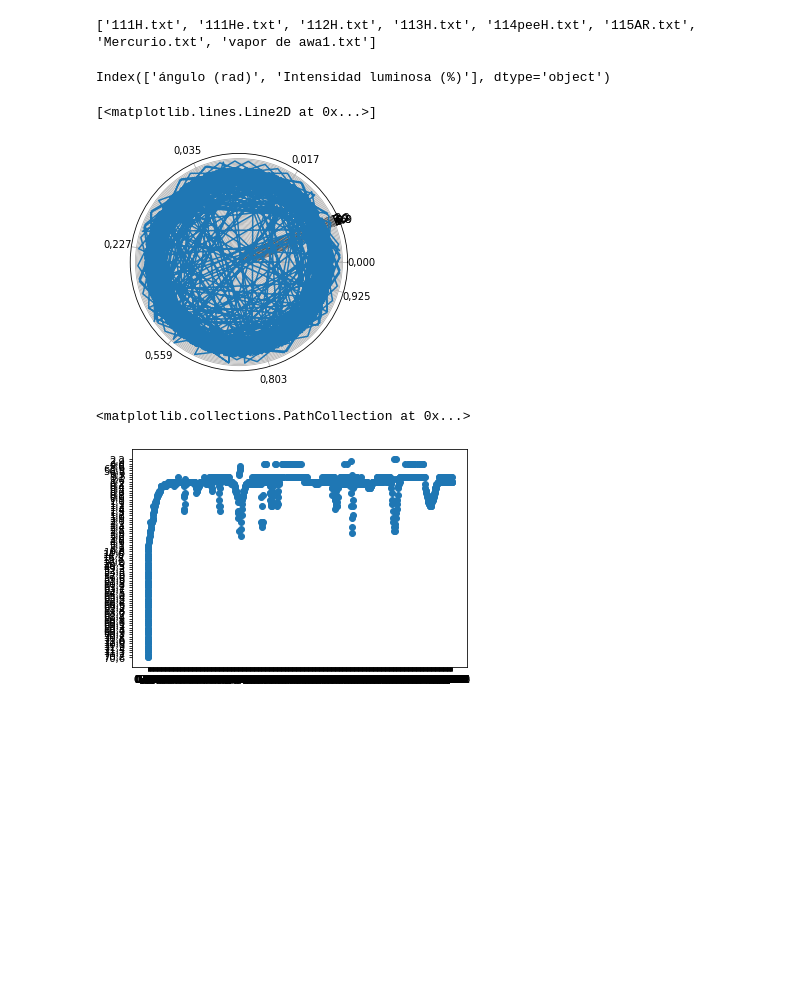
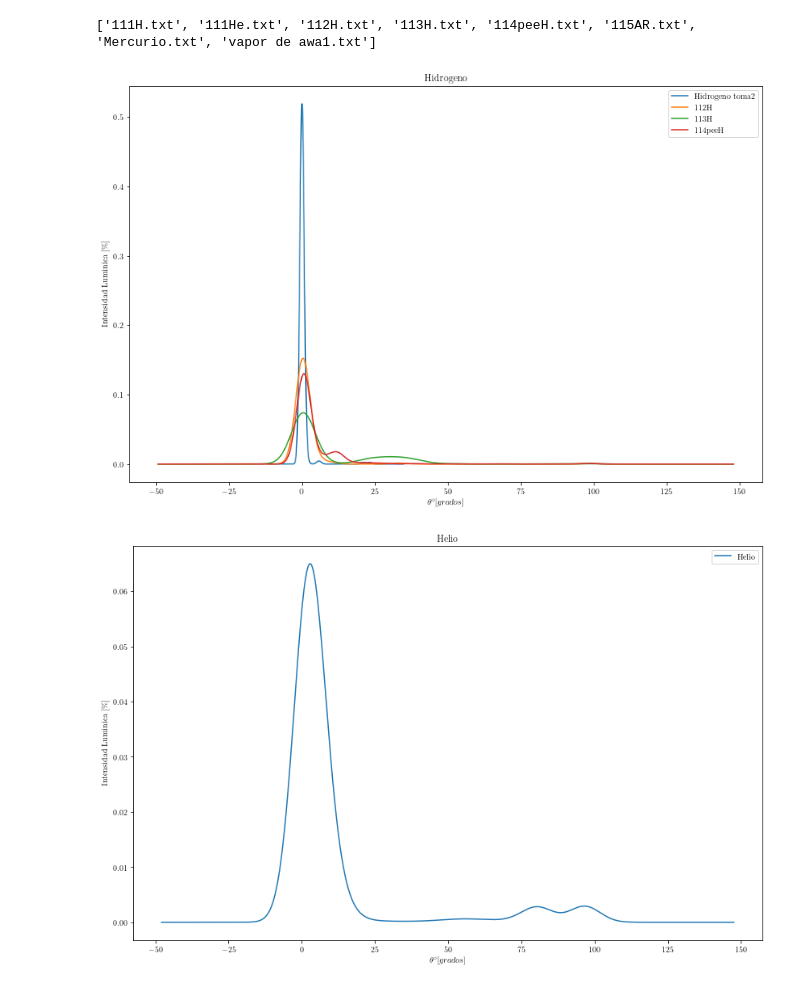
Before and after one commit to fbientrigo/lab_fisica, a Jupyter notebook: Convierte Raw Data de Pasco/main.ipynb, the cells around one changed output. Saved outputs shown, nothing was run; the diff lists cells and outputs as text; code cells hidden in the pictures; blank space fills up the shorter version.

```diff
--- a/Convierte Raw Data de Pasco/main.ipynb
+++ b/Convierte Raw Data de Pasco/main.ipynb
@@ -3,6 +3,10 @@ import numpy as np
 import matplotlib.pyplot as plt
 import pandas as pd
 import os
+
+
+plt.rc('text', usetex=True)
+plt.rc('font', family='serif')
 # %%
 import os
 os.path
@@ -78,6 +86,2 @@ inten = 'Intensidad luminosa (%)'
-# %%
-df114peeH.columns
-# %% [output]
-Index(['ángulo (rad)', 'Intensidad luminosa (%)'], dtype='object')
 # %%
 # Funcion para analizar
@@ -97,10 +96,31 @@ Xawa, Yawa = blackbox(dfVaporAwa, False)
-# %%
-plt.polar(Xawa, Yawa)
-# %% [output]
-[<matplotlib.lines.Line2D at 0x...>]
-[figure, removed]
-# %%
-plt.scatter(Xawa,Yawa)
-# %% [output]
-<matplotlib.collections.PathCollection at 0x...>
-[figure, removed]
+# %%
+#dataframes = [df111H, df111He, df112H, df113H, df114peeH, df115AR, dfMercurio, dfVaporAwa]
+
+
+#plt.figure(figsize=(9, 16), dpi=300) # This increases resolution
+ax = df111H.plot(x=angul, y=inten, kind='density', figsize=(14,9), label='Hidrogeno toma2')# .get_figure()
+df112H.plot(ax= ax, x=angul, y=inten, kind='density', label='112H')
+df113H.plot(ax= ax, x=angul, y=inten, kind='density', label='113H')
+df114peeH.plot(ax= ax, x=angul, y=inten, kind='density', label='114peeH')
+
+
+plt.title(f'Hidrogeno')
+plt.ylabel(r'Intensidad Luminica [\%]')
+plt.xlabel(r'$$\theta ^\circ [grados]$$')
+#plt.legend().remove() # se dejara legends para varios data
+plt.show()
+
+
+# fig.savefig('hidrogeno.png', transparent=True)
+# %% [output]
+[figure, added]
+# %%
+ax = df111He.plot(x=angul, y=inten, kind='density', figsize=(14,9), label='Helio')# .get_figure()
+
+plt.title(f'Helio')
+plt.ylabel(r'Intensidad Luminica [\%]')
+plt.xlabel(r'$$\theta ^\circ [grados]$$')
+#plt.legend().remove() # se dejara legends para varios data
+plt.show()
+# %% [output]
+[figure, added]
```
Also changed, not shown: parts of 7 cells of this notebook, 16 other files.
